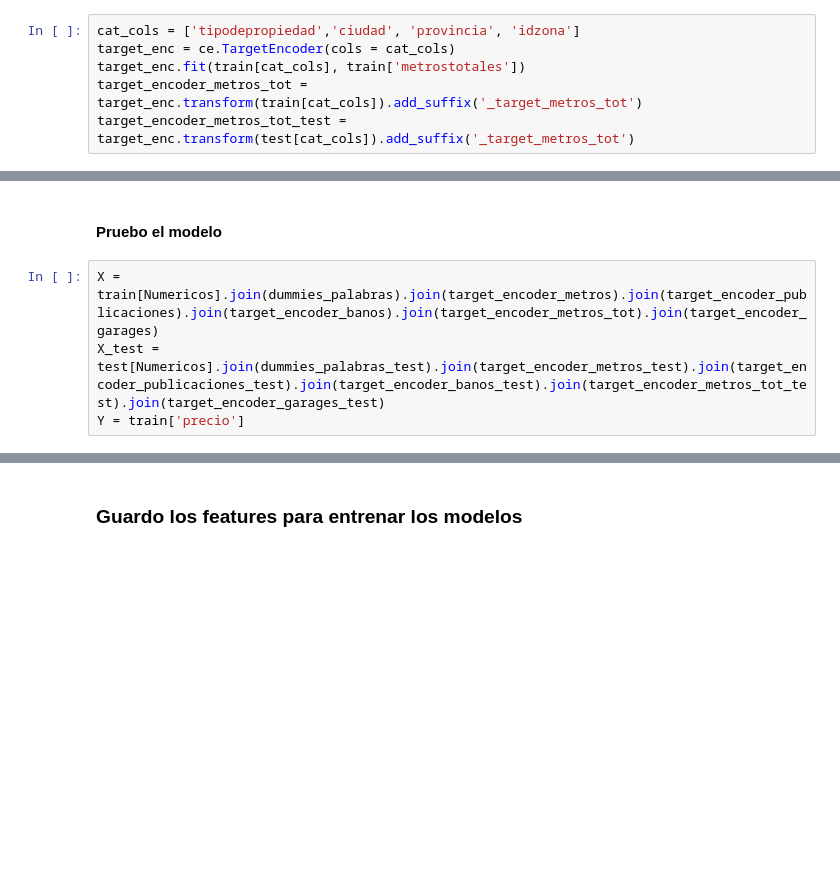
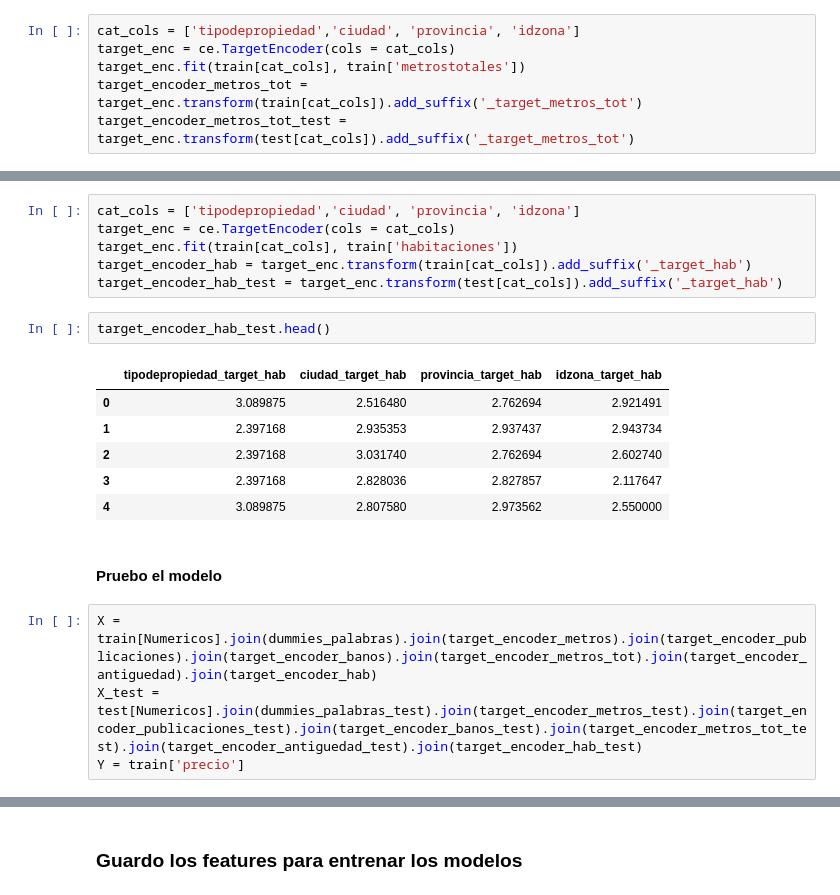
Before and after one commit to luctiz/Grupo43-TP2, a Jupyter notebook: TP2.ipynb, the cells around one changed output, grey strips where cells are left out. Cells and saved outputs as stored; diff of their text form; blank space fills up the shorter version.

```diff
--- a/TP2.ipynb
+++ b/TP2.ipynb
@@ -611,6 +573,21 @@ target_encoder_garages
+# %%
+cat_cols = ['tipodepropiedad','ciudad', 'provincia', 'idzona']
+target_enc = ce.TargetEncoder(cols = cat_cols)
+target_enc.fit(train[cat_cols], train['habitaciones'])
+target_encoder_hab = target_enc.transform(train[cat_cols]).add_suffix('_target_hab')
+target_encoder_hab_test = target_enc.transform(test[cat_cols]).add_suffix('_target_hab')
+# %%
+target_encoder_hab_test.head()
+# %% [output]
+|  | tipodepropiedad_target_hab | ciudad_target_hab | provincia_target_hab | idzona_target_hab |
+| 0 | 3.089875 | 2.516480 | 2.762694 | 2.921491 |
+| 1 | 2.397168 | 2.935353 | 2.937437 | 2.943734 |
+| 2 | 2.397168 | 3.031740 | 2.762694 | 2.602740 |
+| 3 | 2.397168 | 2.828036 | 2.827857 | 2.117647 |
+| 4 | 3.089875 | 2.807580 | 2.973562 | 2.550000 |
 # %% [markdown]
 #### Pruebo el modelo
 # %%
-X = train[Numericos].join(dummies_palabras).join(target_encoder_metros).join(target_encoder_publicaciones).join(target_encoder_banos).join(target_encoder_metros_tot).join(target_encoder_garages)
-X_test = test[Numericos].join(dummies_palabras_test).join(target_encoder_metros_test).join(target_encoder_publicaciones_test).join(target_encoder_banos_test).join(target_encoder_metros_tot_test).join(target_encoder_garages_test)
+X = train[Numericos].join(dummies_palabras).join(target_encoder_metros).join(target_encoder_publicaciones).join(target_encoder_banos).join(target_encoder_metros_tot).join(target_encoder_antiguedad).join(target_encoder_hab)
+X_test = test[Numericos].join(dummies_palabras_test).join(target_encoder_metros_test).join(target_encoder_publicaciones_test).join(target_encoder_banos_test).join(target_encoder_metros_tot_test).join(target_encoder_antiguedad_test).join(target_encoder_hab_test)
 Y = train['precio']
```
Also changed, not shown: parts of 21 cells of this notebook.
